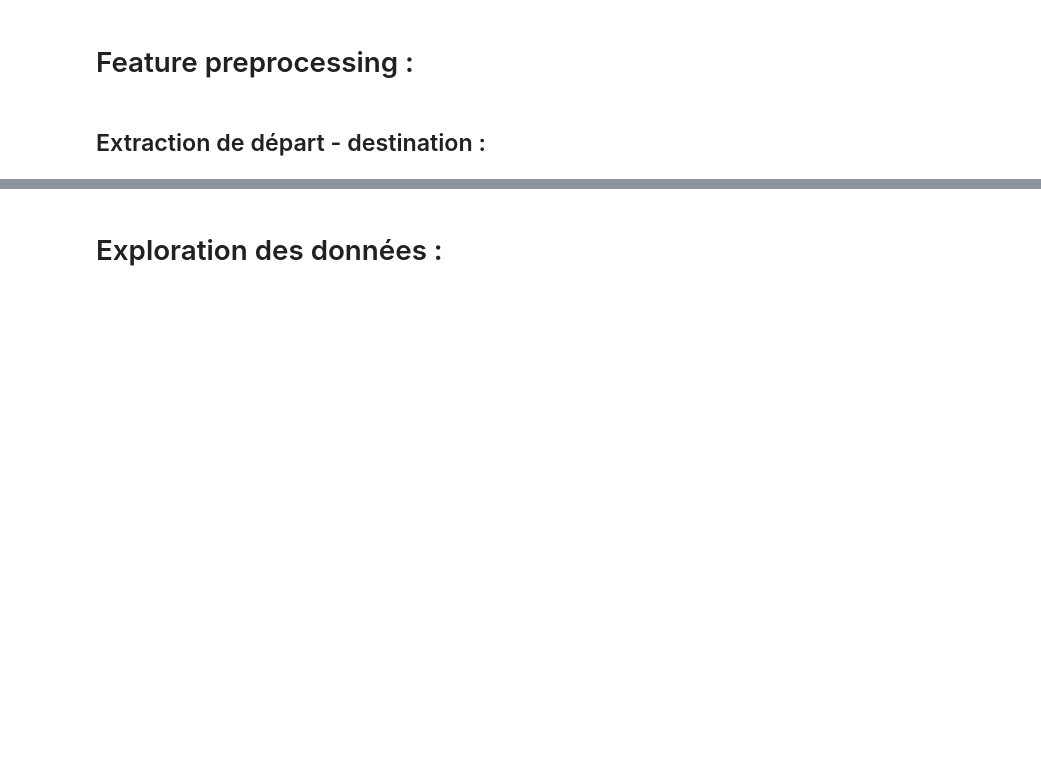
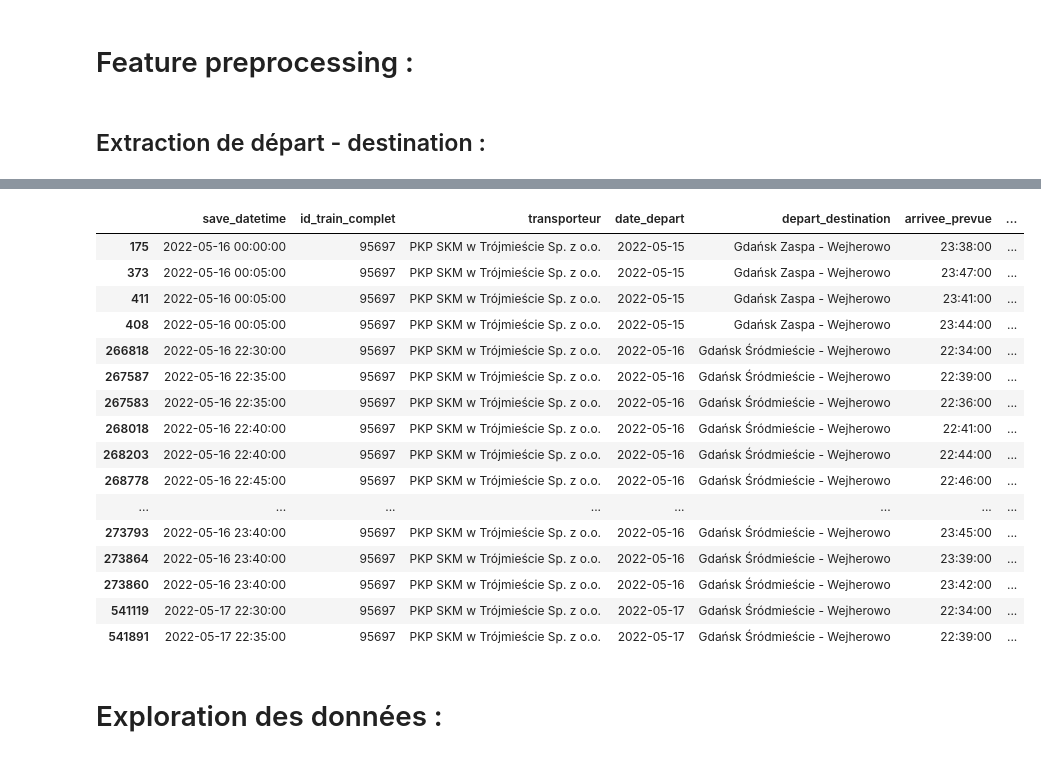
Before and after one commit to QuentinNav/MLUC_railways, a Jupyter notebook: MLUC_TD2-3.ipynb, the cells around one changed output, grey strips where cells are left out. Cells and saved outputs as stored; diff of their text form; code cells hidden in the pictures; blank space fills up the shorter version.

```diff
--- a/MLUC_TD2-3.ipynb
+++ b/MLUC_TD2-3.ipynb
@@ -101,0 +164,20 @@ df.head()
+# %%
+df[df["id_train_complet"]=="95697  "].sort_values(["date_depart",'id_train']).iloc[:30]
+# %% [output]
+|  | save_datetime | id_train_complet | transporteur | date_depart | depart_destination | arrivee_prevue | ... |
+| 175 | 2022-05-16 00:00:00 | 95697 | PKP SKM w Trójmieście Sp. z o.o. | 2022-05-15 | Gdańsk Zaspa - Wejherowo | 23:38:00 | ... |
+| 373 | 2022-05-16 00:05:00 | 95697 | PKP SKM w Trójmieście Sp. z o.o. | 2022-05-15 | Gdańsk Zaspa - Wejherowo | 23:47:00 | ... |
+| 411 | 2022-05-16 00:05:00 | 95697 | PKP SKM w Trójmieście Sp. z o.o. | 2022-05-15 | Gdańsk Zaspa - Wejherowo | 23:41:00 | ... |
+| 408 | 2022-05-16 00:05:00 | 95697 | PKP SKM w Trójmieście Sp. z o.o. | 2022-05-15 | Gdańsk Zaspa - Wejherowo | 23:44:00 | ... |
+| 266818 | 2022-05-16 22:30:00 | 95697 | PKP SKM w Trójmieście Sp. z o.o. | 2022-05-16 | Gdańsk Śródmieście - Wejherowo | 22:34:00 | ... |
+| 267587 | 2022-05-16 22:35:00 | 95697 | PKP SKM w Trójmieście Sp. z o.o. | 2022-05-16 | Gdańsk Śródmieście - Wejherowo | 22:39:00 | ... |
+| 267583 | 2022-05-16 22:35:00 | 95697 | PKP SKM w Trójmieście Sp. z o.o. | 2022-05-16 | Gdańsk Śródmieście - Wejherowo | 22:36:00 | ... |
+| 268018 | 2022-05-16 22:40:00 | 95697 | PKP SKM w Trójmieście Sp. z o.o. | 2022-05-16 | Gdańsk Śródmieście - Wejherowo | 22:41:00 | ... |
+| 268203 | 2022-05-16 22:40:00 | 95697 | PKP SKM w Trójmieście Sp. z o.o. | 2022-05-16 | Gdańsk Śródmieście - Wejherowo | 22:44:00 | ... |
+| 268778 | 2022-05-16 22:45:00 | 95697 | PKP SKM w Trójmieście Sp. z o.o. | 2022-05-16 | Gdańsk Śródmieście - Wejherowo | 22:46:00 | ... |
+| ... | ... | ... | ... | ... | ... | ... | ... |
+| 273793 | 2022-05-16 23:40:00 | 95697 | PKP SKM w Trójmieście Sp. z o.o. | 2022-05-16 | Gdańsk Śródmieście - Wejherowo | 23:45:00 | ... |
+| 273864 | 2022-05-16 23:40:00 | 95697 | PKP SKM w Trójmieście Sp. z o.o. | 2022-05-16 | Gdańsk Śródmieście - Wejherowo | 23:39:00 | ... |
+| 273860 | 2022-05-16 23:40:00 | 95697 | PKP SKM w Trójmieście Sp. z o.o. | 2022-05-16 | Gdańsk Śródmieście - Wejherowo | 23:42:00 | ... |
+| 541119 | 2022-05-17 22:30:00 | 95697 | PKP SKM w Trójmieście Sp. z o.o. | 2022-05-17 | Gdańsk Śródmieście - Wejherowo | 22:34:00 | ... |
+| 541891 | 2022-05-17 22:35:00 | 95697 | PKP SKM w Trójmieście Sp. z o.o. | 2022-05-17 | Gdańsk Śródmieście - Wejherowo | 22:39:00 | ... |
```
Also changed, not shown: parts of 12 cells of this notebook.
